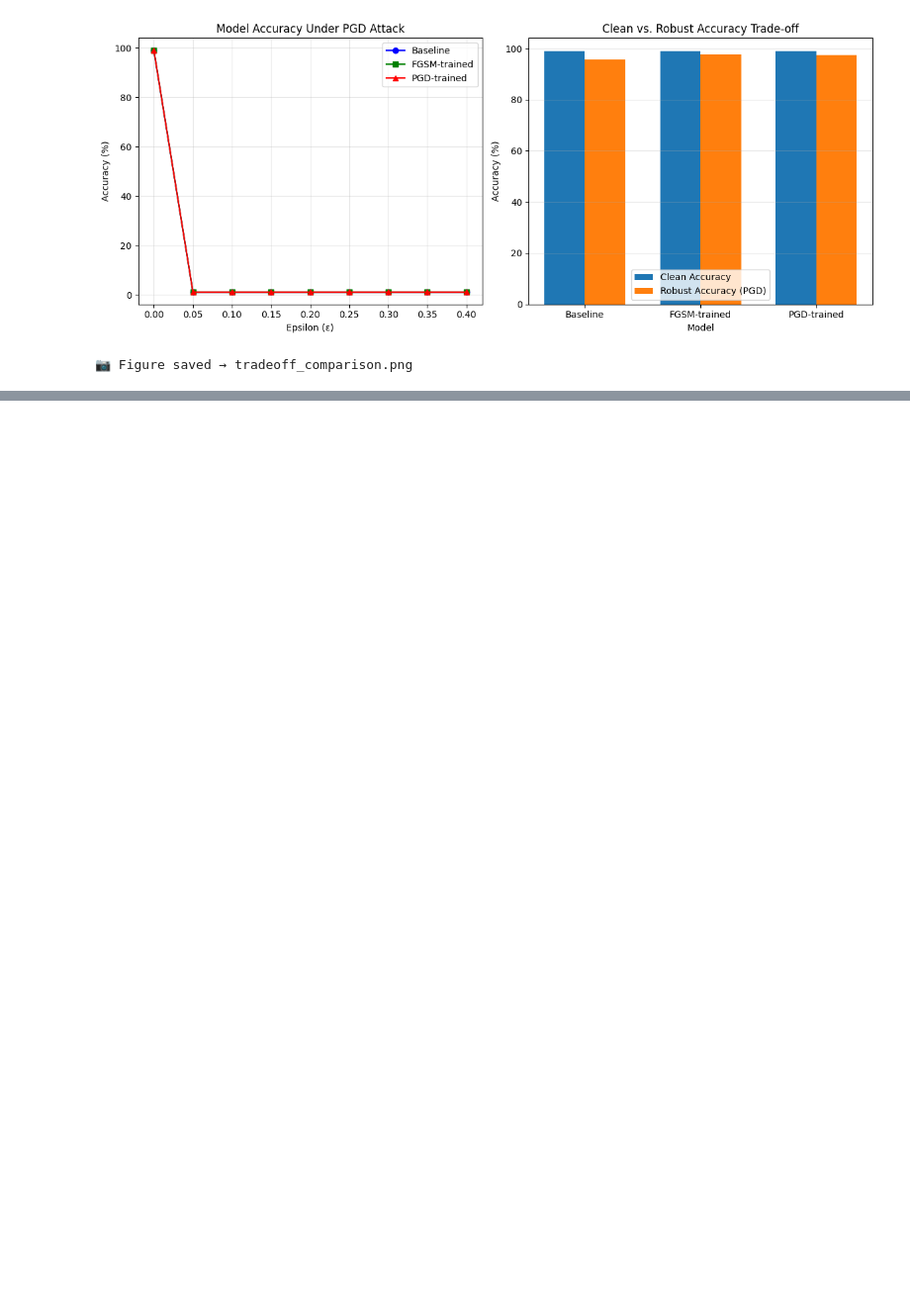
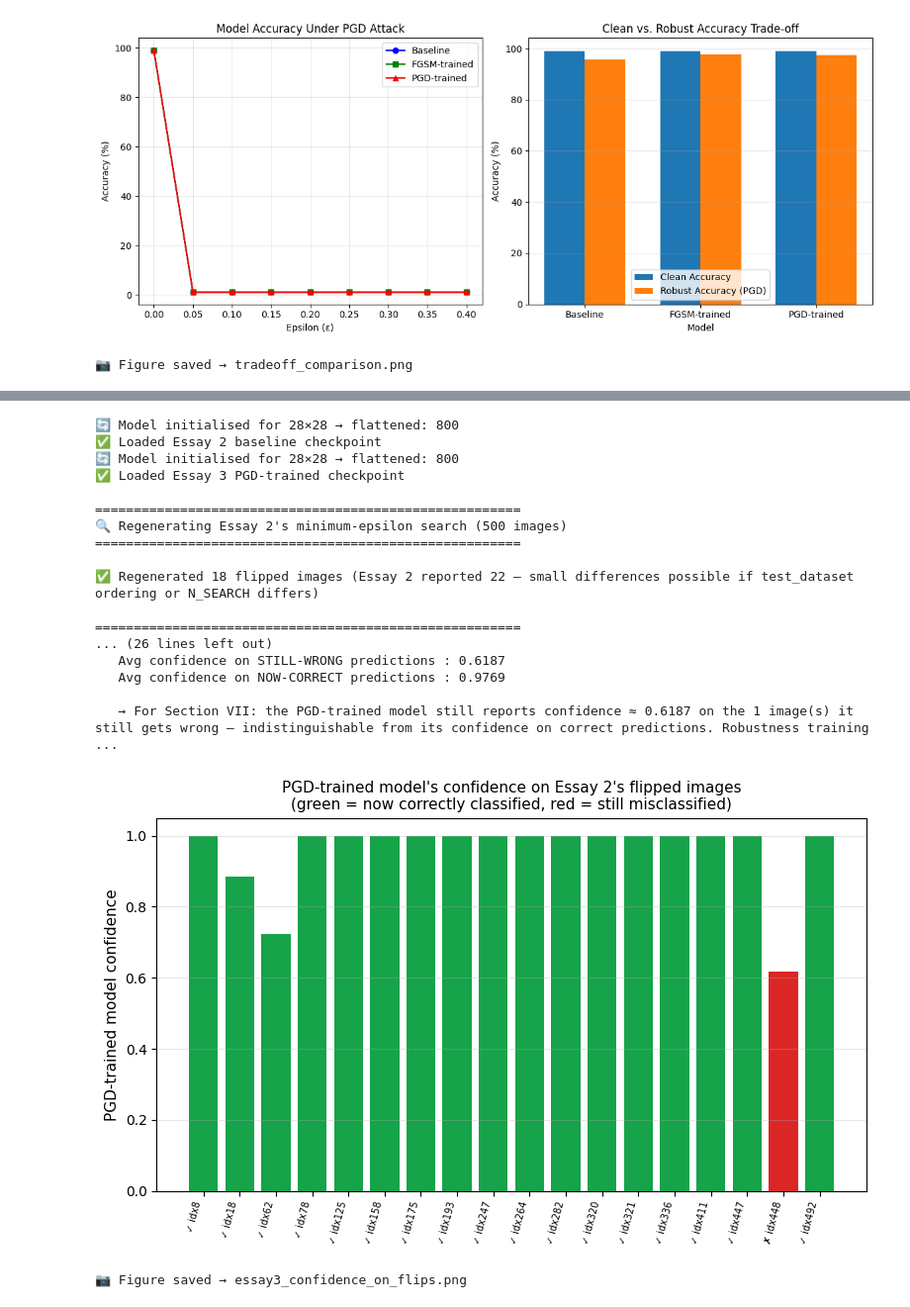
Before and after one commit to Maee127/Adversarial-Notebooks, a Jupyter notebook: #3/Note02_Adversarial_Training_PGD.ipynb, the cells around one changed output, grey strips where cells are left out. Shown at 99% size. Drawn from its saved outputs; the diff is of its cells as text; code cells hidden in the pictures; blank space fills up the shorter version.

```diff
--- a/#3/Note02_Adversarial_Training_PGD.ipynb
+++ b/#3/Note02_Adversarial_Training_PGD.ipynb
@@ -699,7 +750,7 @@ print(f"   Accuracy under PGD     : {pgd_acc_distill*100:.2f}%")
 #   model to see whether robustness training fixed them — and
 #   what confidence the PGD-trained model reports either way.
 
-ESSAY2_CHECKPOINT = "checkpoint_latest_essay2.pth"
+ESSAY2_CHECKPOINT = "checkpoint_latest.pth"
 ESSAY3_PGD_CHECKPOINT = "checkpoint_pgd_trained.pth"   # rename to match your actual filename
 
 N_SEARCH_REPRO = 500
@@ -822,35 +873,55 @@ if still_wrong > 0:
     if correct_confs:
         print(f"   Avg confidence on NOW-CORRECT predictions : {np.mean(correct_confs):.4f}")
     print(f"\n   → For Section VII: the PGD-trained model still reports "
           f"confidence ≈ {np.mean(wrong_confs):.4f} on the {still_wrong} image(s) "
           f"it still gets wrong — indistinguishable from its confidence on "
           f"correct predictions. Robustness training did not give the model "
           f"a way to flag these remaining failures.")
 else:
     print(f"\n   → All {len(flipped_indices)} originally-flipped images are now "
           f"correctly classified by the PGD-trained model. This is itself "
           f"worth reporting: it shows robustness training generalized "
           f"beyond the specific attack budget used in training.")
 
 # ── Visualization: confidence comparison ─────────────────────────────────
 fig, ax = plt.subplots(figsize=(8, 5))
 labels_plot = [f"{'✓' if r['now_correct'] else '✗'} idx{r['idx']}" for r in rows]
 confs_plot = [r["pgd_model_conf"] for r in rows]
 colors_plot = ["#16A34A" if r["now_correct"] else "#DC2626" for r in rows]
 
 ax.bar(range(len(rows)), confs_plot, color=colors_plot)
 ax.set_xticks(range(len(rows)))
 ax.set_xticklabels(labels_plot, rotation=75, ha="right", fontsize=7)
 ax.set_ylabel("PGD-trained model confidence", fontsize=11)
 ax.set_title("PGD-trained model's confidence on Essay 2's flipped images\n"
              "(green = now correctly classified, red = still misclassified)",
              fontsize=11)
 ax.set_ylim(0, 1.05)
 ax.grid(True, alpha=0.3, axis="y")
 plt.tight_layout()
-plt.savefig("essay3_confidence_on_essay2_flips.png", dpi=150, bbox_inches="tight")
+plt.savefig("essay3_confidence_on_flips.png", dpi=150, bbox_inches="tight")
 plt.show()
-print("\n📷 Figure saved → essay3_confidence_on_essay2_flips.png")
+print("\n📷 Figure saved → essay3_confidence_on_flips.png")
+# %% [output]
+🔄 Model initialised for 28×28 → flattened: 800
+✅ Loaded Essay 2 baseline checkpoint
+🔄 Model initialised for 28×28 → flattened: 800
+✅ Loaded Essay 3 PGD-trained checkpoint
+
+=======================================================
+🔍 Regenerating Essay 2's minimum-epsilon search (500 images)
+=======================================================
+
+✅ Regenerated 18 flipped images (Essay 2 reported 22 — small differences possible if test_dataset ordering or N_SEARCH differs)
+
+=======================================================
+... (26 lines left out)
+   Avg confidence on STILL-WRONG predictions : 0.6187
+   Avg confidence on NOW-CORRECT predictions : 0.9769
+
+   → For Section VII: the PGD-trained model still reports confidence ≈ 0.6187 on the 1 image(s) it still gets wrong — indistinguishable from its confidence on correct predictions. Robustness training  ...
+[figure, added]
+📷 Figure saved → essay3_confidence_on_flips.png
 # %%
 # ╔═══════════════════════════════════════════════════════════╗
 # ║  PART N — Standalone baseline epsilon-curve (Figure 1)     ║
```
Also changed, not shown: parts of 9 cells of this notebook, 9 other files.
